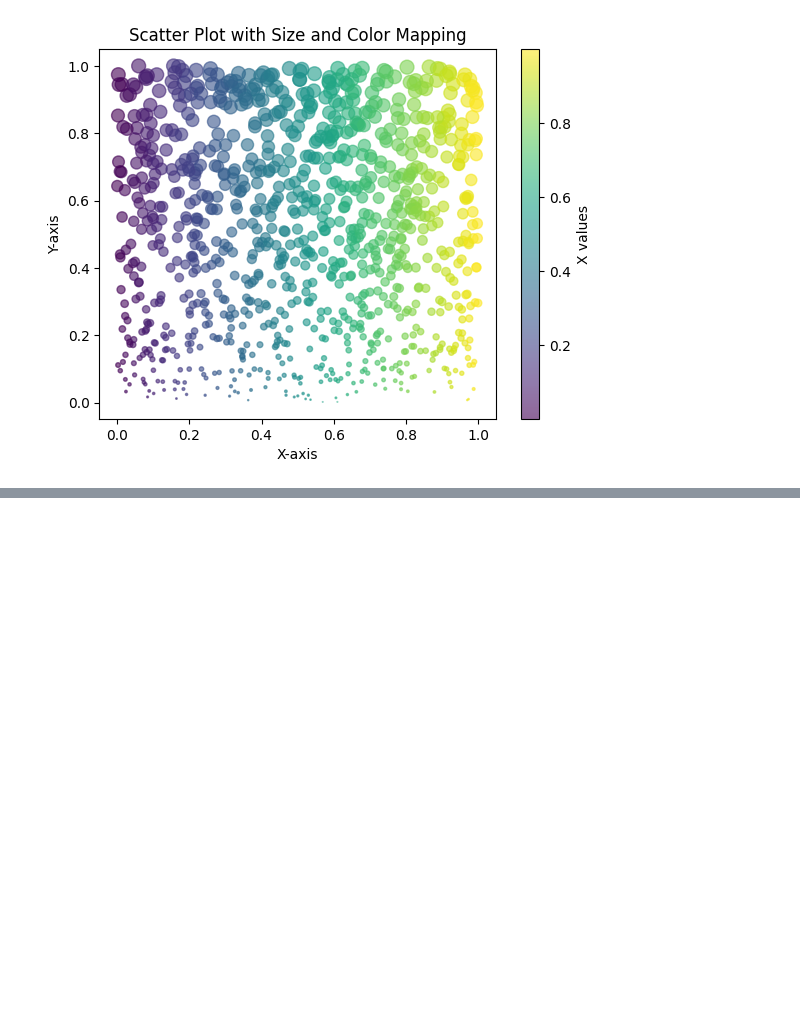
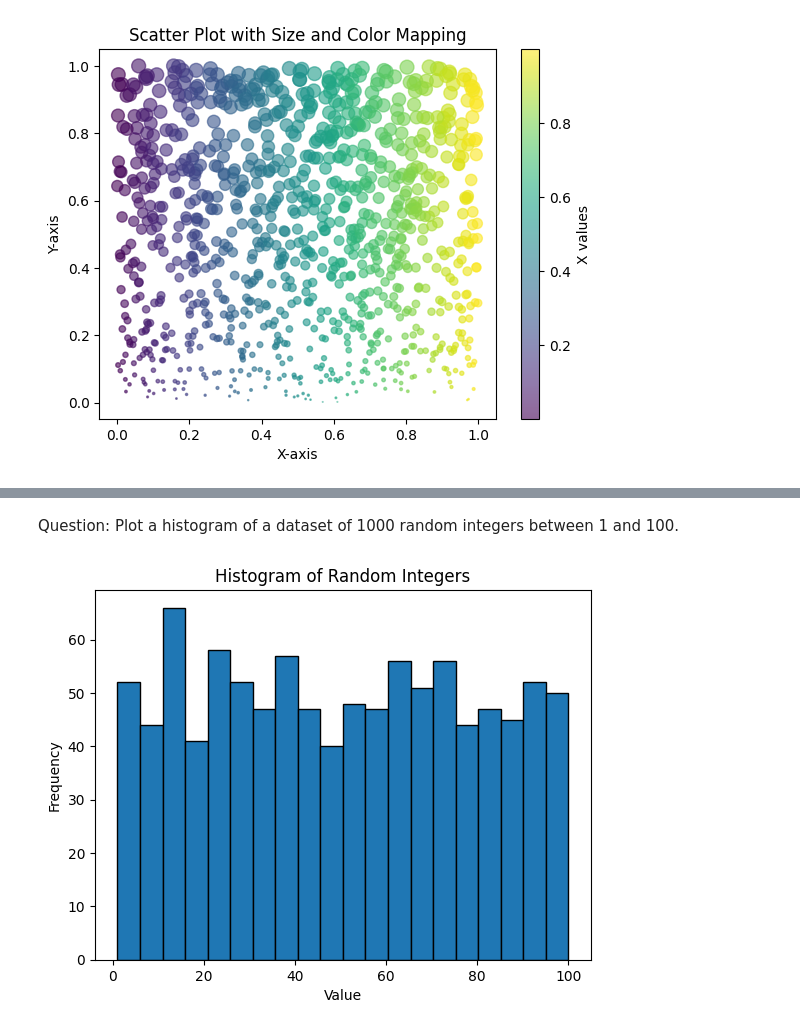
Before and after one commit to swapnil-mergal/swapnil_mergal-23-27-27, a Jupyter notebook: LAB_2_SWAPNIL_MERGAL_23_27_27.ipynb, the cells around one changed output, grey strips where cells are left out. Cells and saved outputs as stored; diff of their text form; code cells hidden in the pictures; blank space fills up the shorter version.

```diff
--- a/LAB_2_SWAPNIL_MERGAL_23_27_27.ipynb
+++ b/LAB_2_SWAPNIL_MERGAL_23_27_27.ipynb
@@ -159,0 +198,11 @@ plt.show()
+# %% [markdown]
+Question: Plot a histogram of a dataset of 1000 random integers between 1 and 100.
+# %%
+data = np.random.randint(1, 101, size=1000)
+plt.hist(data, bins=20, edgecolor='black')
+plt.title("Histogram of Random Integers")
+plt.xlabel("Value")
+plt.ylabel("Frequency")
+plt.show()
+# %% [output]
+[figure, added]
```
Also changed, not shown: parts of 12 cells of this notebook.
